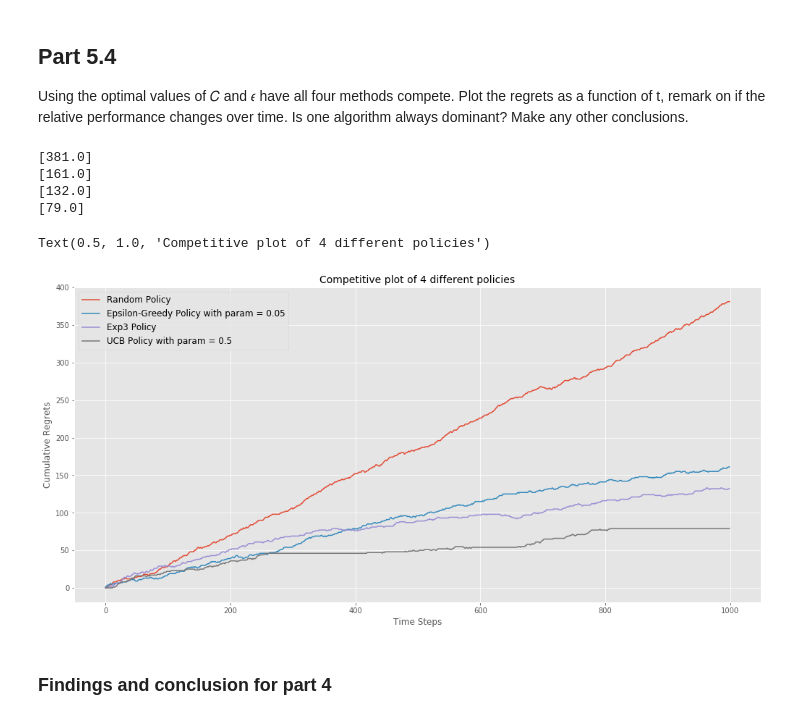
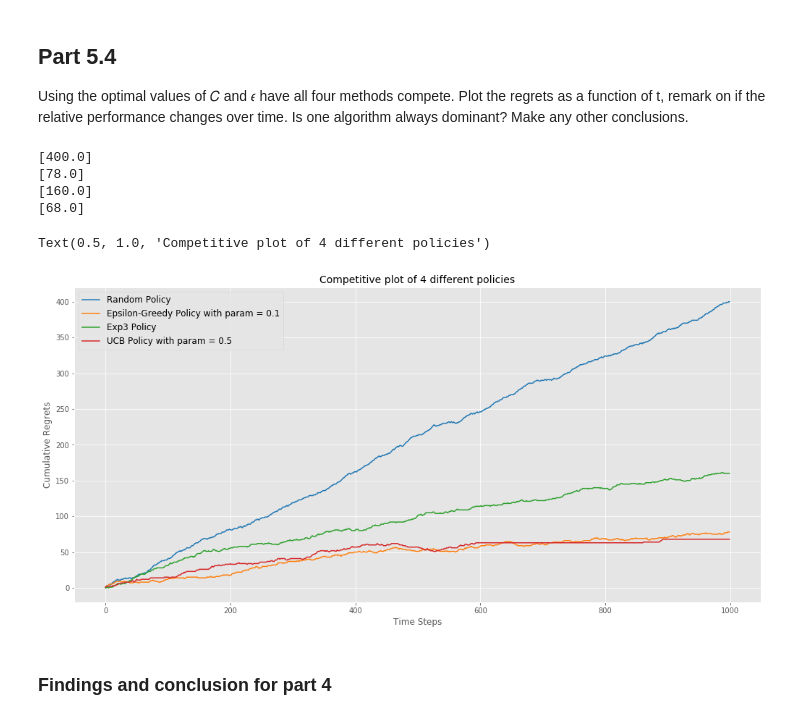
Before and after one commit to Chenghan-Sun/DS-Projects, a Jupyter notebook: multiarmed_bandit/Chenghan-Sun-homework2.ipynb, the cells around one changed output. Drawn from its saved outputs; the diff is of its cells as text; code cells hidden in the pictures.

Commit message:
fix bug in regrets history for plot

```diff
--- a/multiarmed_bandit/Chenghan-Sun-homework2.ipynb
+++ b/multiarmed_bandit/Chenghan-Sun-homework2.ipynb
@@ -522,38 +519,38 @@ Using the optimal values of  𝐶  and  𝜖  have all four methods compete. Plo
 # %%
 # Part 4 code, output your plot
 # np.random.seed(5)
 # select cases of Epsilon-Greedy and UCB policies from previous experiements with the best performance？
 # run four policies
 num_arms = SimpleBandit().num_arms
 rp = RandomPolicy(num_arms)
-eg_2 = Epsilon_Greedy_Policy(num_arms, 0.05)
+eg_2 = Epsilon_Greedy_Policy(num_arms, 0.1)
 exp3 = Exp3(num_arms)
 ucb_1 = UCB(num_arms, 0.5)
 policies = [rp, eg_2, exp3, ucb_1]
 
 regrets_history_mix = {}
 for tmp_policy in policies:
     CurRewardList = []
-    regrets_history[tmp_policy] = modified_run_trajectory(SimpleBandit(), [tmp_policy], 1000)
-    print(regrets_history[tmp_policy][-1])
+    regrets_history_mix[tmp_policy] = modified_run_trajectory(SimpleBandit(), [tmp_policy], 1000)
+    print(regrets_history_mix[tmp_policy][-1])
 
 # plot
 plt.figure(figsize=(17, 8))
-plt.plot(range(1000), regrets_history[rp], '-', label='Random Policy', color=colors[0])
-plt.plot(range(1000), regrets_history[eg_2], '-', label='Epsilon-Greedy Policy with param = 0.05',
+plt.plot(range(1000), regrets_history_mix[rp], '-', label='Random Policy', color=colors[0])
+plt.plot(range(1000), regrets_history_mix[eg_2], '-', label='Epsilon-Greedy Policy with param = 0.1',
          color=colors[1])
-plt.plot(range(1000), regrets_history[exp3], '-', label='Exp3 Policy', color=colors[2])
-plt.plot(range(1000), regrets_history[ucb_1], '-', label='UCB Policy with param = 0.5', color=colors[3])
+plt.plot(range(1000), regrets_history_mix[exp3], '-', label='Exp3 Policy', color=colors[2])
+plt.plot(range(1000), regrets_history_mix[ucb_1], '-', label='UCB Policy with param = 0.5', color=colors[3])
 plt.legend(fontsize=12)
 plt.xlabel('Time Steps', fontsize=12)
 plt.ylabel('Cumulative Regrets', fontsize=12)
 plt.title("Competitive plot of 4 different policies", fontsize=14)
 # %% [output]
-[381.0]
-[161.0]
-[132.0]
-[79.0]
+[400.0]
+[78.0]
+[160.0]
+[68.0]
 Text(0.5, 1.0, 'Competitive plot of 4 different policies')
-[figure, old version]
+[figure, new version]
 # %% [markdown]
 ### Findings and conclusion for part 4
```
Also changed, not shown: parts of 13 cells of this notebook.
